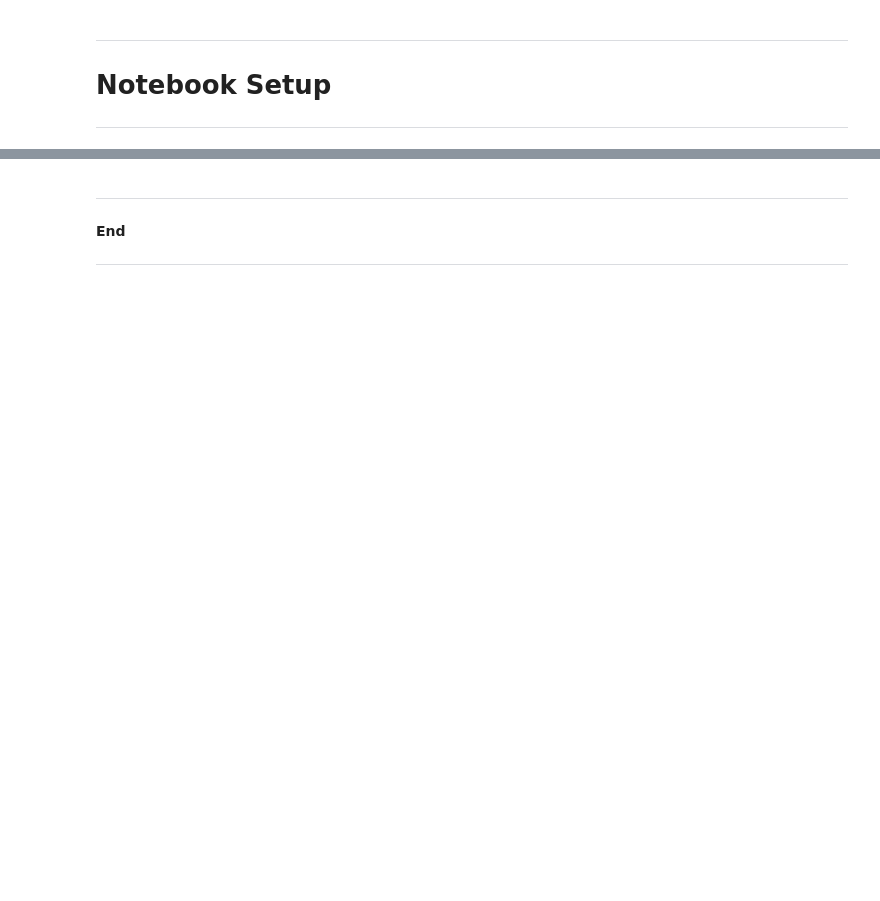
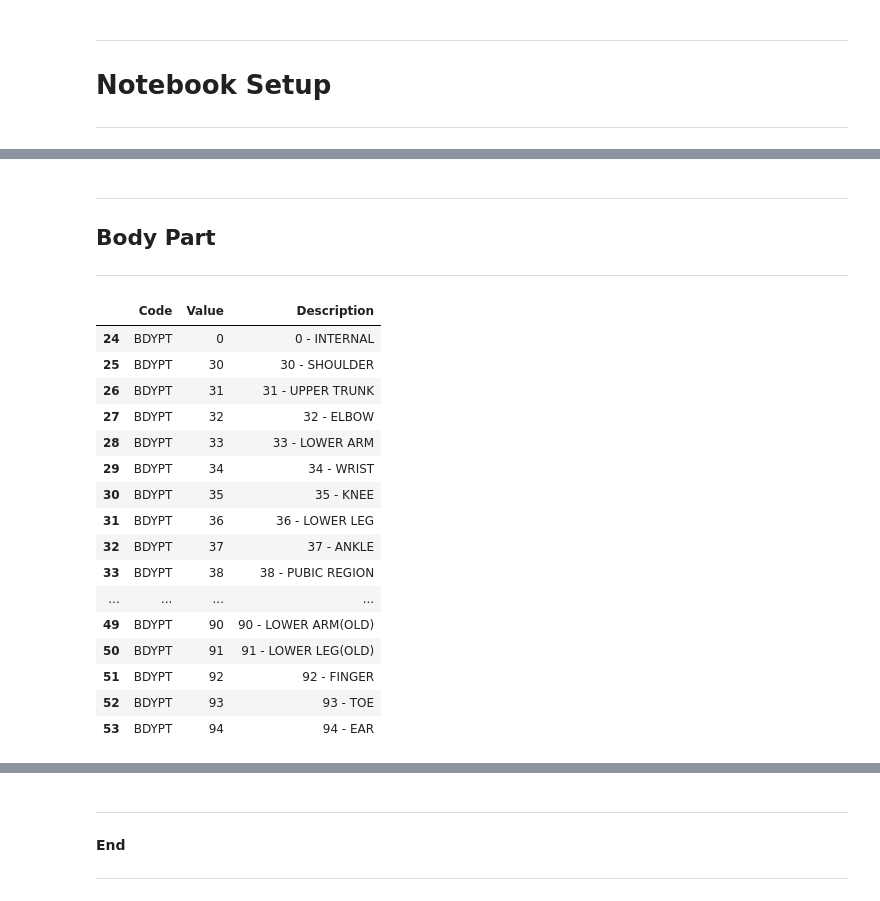
Before and after one commit to tamimcm416/product_injury, a Jupyter notebook: notebooks/DataPrepCodes.ipynb, the cells around one changed output, grey strips where cells are left out. Drawn from its saved outputs; the diff is of its cells as text; code cells hidden in the pictures; blank space fills up the shorter version.

```diff
--- a/notebooks/DataPrepCodes.ipynb
+++ b/notebooks/DataPrepCodes.ipynb
@@ -380,0 +309,25 @@ std_codes_df.to_excel('../Data/Standard Codes.xlsx', index=False)
+# %% [markdown]
+***
+## Body Part
+***
+# %%
+# Review body part data
+all_codes_df[all_codes_df['Code'] == 'BDYPT']
+# %% [output]
+|  | Code | Value | Description |
+| 24 | BDYPT | 0 | 0 - INTERNAL |
+| 25 | BDYPT | 30 | 30 - SHOULDER |
+| 26 | BDYPT | 31 | 31 - UPPER TRUNK |
+| 27 | BDYPT | 32 | 32 - ELBOW |
+| 28 | BDYPT | 33 | 33 - LOWER ARM |
+| 29 | BDYPT | 34 | 34 - WRIST |
+| 30 | BDYPT | 35 | 35 - KNEE |
+| 31 | BDYPT | 36 | 36 - LOWER LEG |
+| 32 | BDYPT | 37 | 37 - ANKLE |
+| 33 | BDYPT | 38 | 38 - PUBIC REGION |
+| ... | ... | ... | ... |
+| 49 | BDYPT | 90 | 90 - LOWER ARM(OLD) |
+| 50 | BDYPT | 91 | 91 - LOWER LEG(OLD) |
+| 51 | BDYPT | 92 | 92 - FINGER |
+| 52 | BDYPT | 93 | 93 - TOE |
+| 53 | BDYPT | 94 | 94 - EAR |
```
Also changed, not shown: parts of 104 cells of this notebook.
